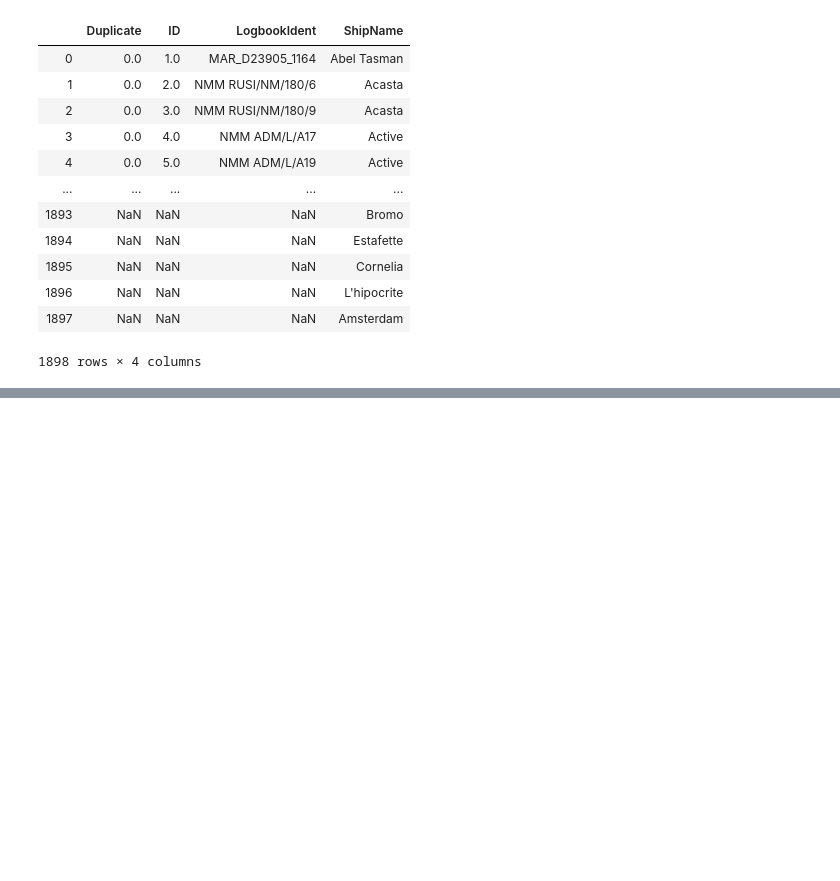
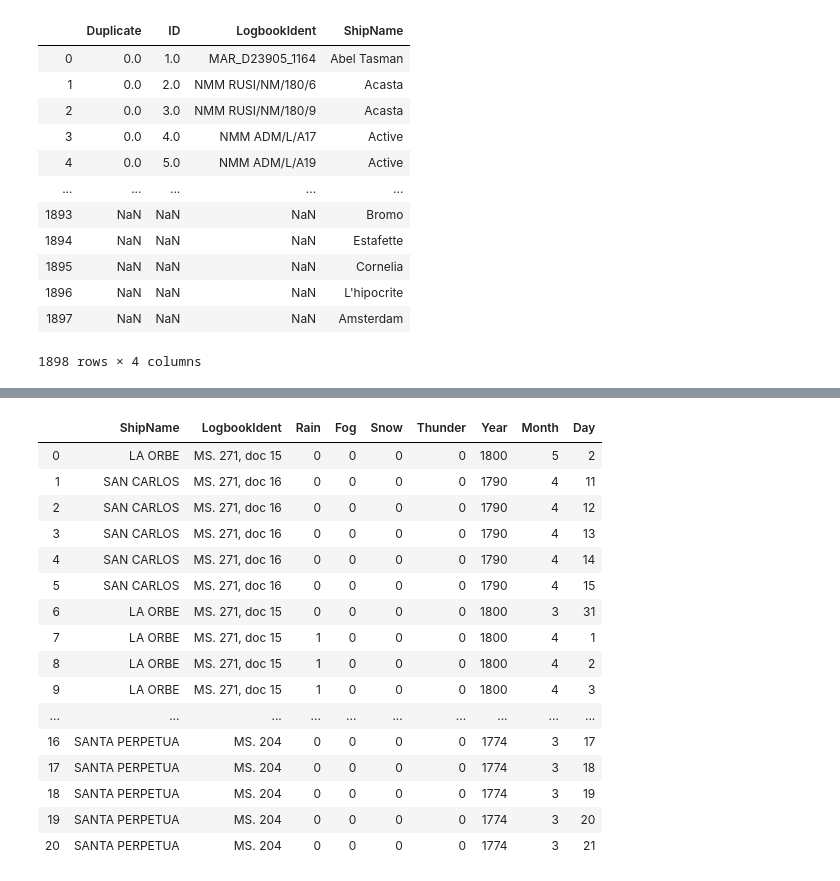
Before and after one commit to ericborn/CS689, a Jupyter notebook: wk3.ipynb, the cells around one changed output, grey strips where cells are left out. Drawn from its saved outputs; the diff is of its cells as text; code cells hidden in the pictures; blank space fills up the shorter version.

```diff
--- a/wk3.ipynb
+++ b/wk3.ipynb
@@ -115,0 +124,24 @@ ship_df.iloc[0:19,:]
+# %%
+# store the selected columns into new dataframe called TripMeasures
+TripMeasures = trip_df[['ShipName','LogbookIdent','Rain','Fog','Snow',
+'Thunder','Year','Month','Day']]
+
+TripMeasures.iloc[0:21,:]
+# %% [output]
+|  | ShipName | LogbookIdent | Rain | Fog | Snow | Thunder | Year | Month | Day |
+| 0 | LA ORBE | MS. 271, doc 15 | 0 | 0 | 0 | 0 | 1800 | 5 | 2 |
+| 1 | SAN CARLOS | MS. 271, doc 16 | 0 | 0 | 0 | 0 | 1790 | 4 | 11 |
+| 2 | SAN CARLOS | MS. 271, doc 16 | 0 | 0 | 0 | 0 | 1790 | 4 | 12 |
+| 3 | SAN CARLOS | MS. 271, doc 16 | 0 | 0 | 0 | 0 | 1790 | 4 | 13 |
+| 4 | SAN CARLOS | MS. 271, doc 16 | 0 | 0 | 0 | 0 | 1790 | 4 | 14 |
+| 5 | SAN CARLOS | MS. 271, doc 16 | 0 | 0 | 0 | 0 | 1790 | 4 | 15 |
+| 6 | LA ORBE | MS. 271, doc 15 | 0 | 0 | 0 | 0 | 1800 | 3 | 31 |
+| 7 | LA ORBE | MS. 271, doc 15 | 1 | 0 | 0 | 0 | 1800 | 4 | 1 |
+| 8 | LA ORBE | MS. 271, doc 15 | 1 | 0 | 0 | 0 | 1800 | 4 | 2 |
+| 9 | LA ORBE | MS. 271, doc 15 | 1 | 0 | 0 | 0 | 1800 | 4 | 3 |
+| ... | ... | ... | ... | ... | ... | ... | ... | ... | ... |
+| 16 | SANTA PERPETUA | MS. 204 | 0 | 0 | 0 | 0 | 1774 | 3 | 17 |
+| 17 | SANTA PERPETUA | MS. 204 | 0 | 0 | 0 | 0 | 1774 | 3 | 18 |
+| 18 | SANTA PERPETUA | MS. 204 | 0 | 0 | 0 | 0 | 1774 | 3 | 19 |
+| 19 | SANTA PERPETUA | MS. 204 | 0 | 0 | 0 | 0 | 1774 | 3 | 20 |
+| 20 | SANTA PERPETUA | MS. 204 | 0 | 0 | 0 | 0 | 1774 | 3 | 21 |
```
Also changed, not shown: parts of 4 cells of this notebook.
